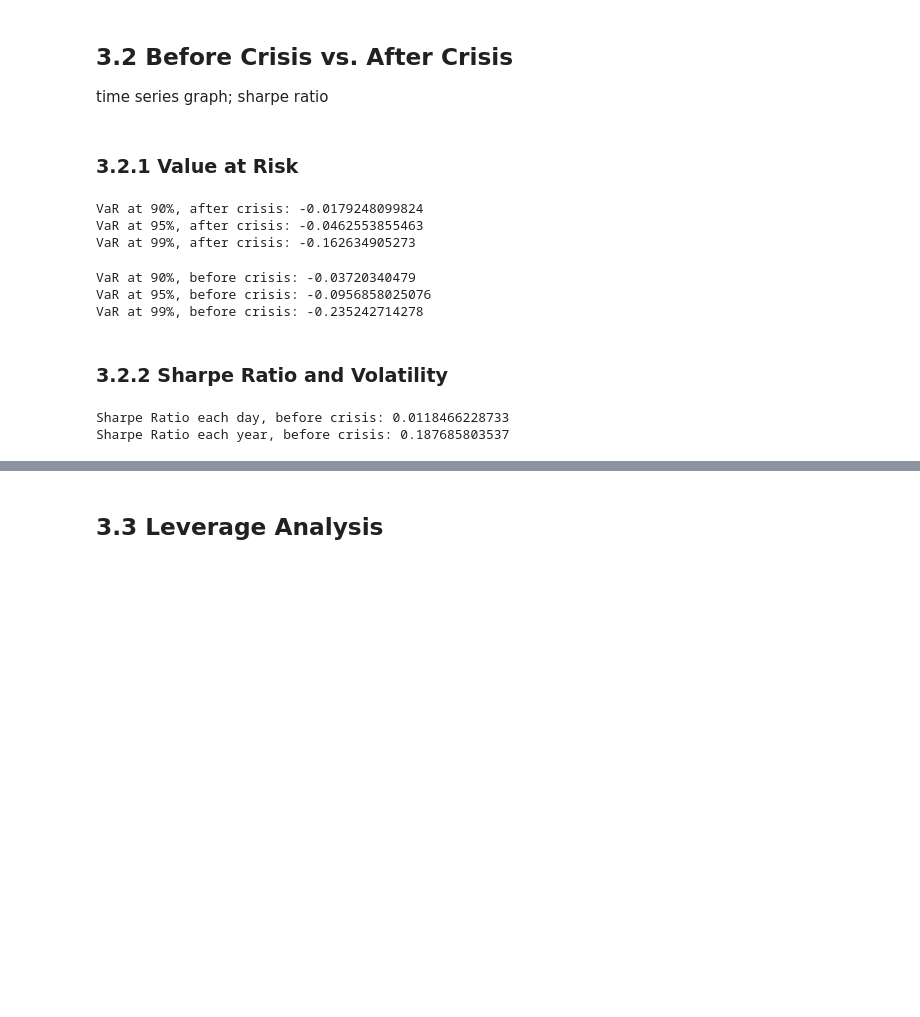
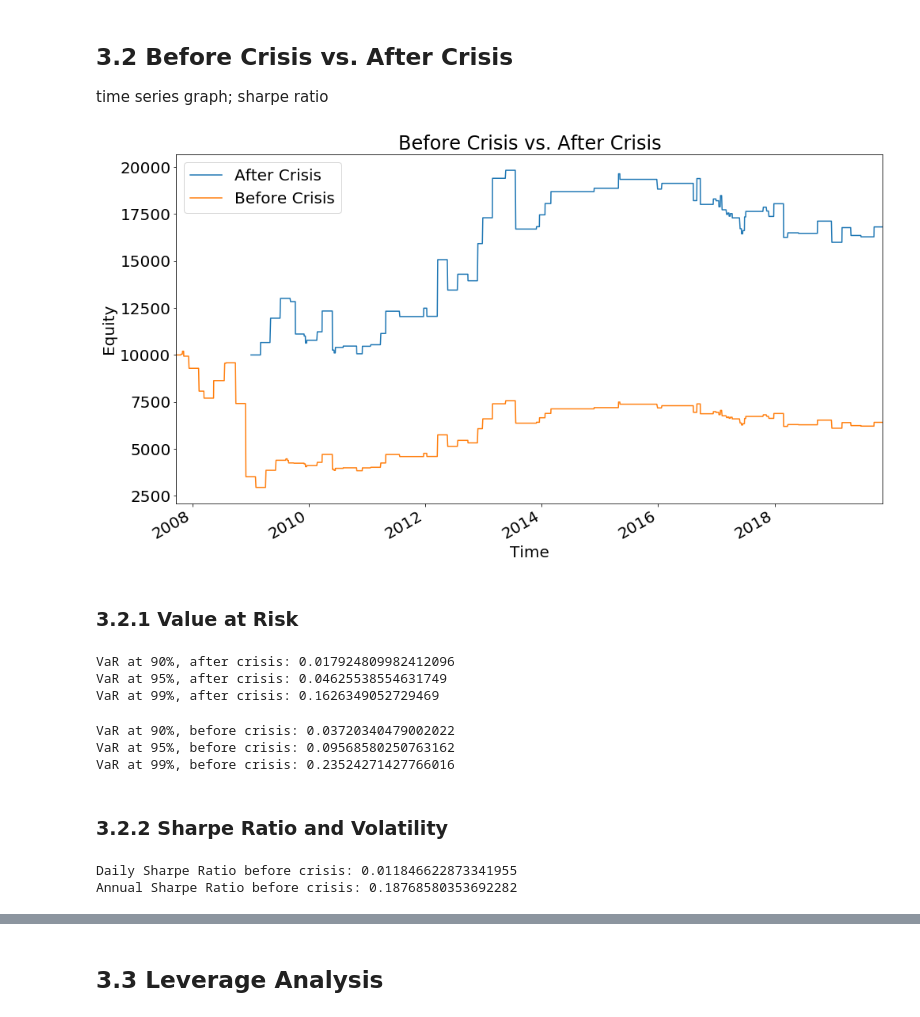
Before and after one commit to Zhehao97/AlgorithmicTrading_final, a Jupyter notebook: 2.Carry Trade Implementation.ipynb, the cells around one changed output, grey strips where cells are left out. Drawn from its saved outputs; the diff is of its cells as text; code cells hidden in the pictures; blank space fills up the shorter version.

Commit message:
bug fixed on return calculation V2

```diff
--- a/2.Carry Trade Implementation.ipynb
+++ b/2.Carry Trade Implementation.ipynb
@@ -201,42 +202,42 @@ Volatility, after crisis: 0.315506671238
 ## 3.2 Before Crisis vs. After Crisis
 time series graph;  sharpe ratio
 # %%
-results_09['Equity'].plot(label='After Crisis')
-results_07['Equity'].plot(label='Before Crisis')
+results_post_crisis['Equity'].plot(label='After Crisis')
+results_pre_crisis['Equity'].plot(label='Before Crisis')
 plt.legend()
 plt.xlabel('Time')
 plt.ylabel('Equity')
 plt.title('Before Crisis vs. After Crisis')
 plt.savefig('Results/Real_Return_before&post_crisis.jpg')
+# %% [output]
+[figure, added]
 # %% [markdown]
 ### 3.2.1 Value at Risk
 # %%
-return_09 = results_09['Unreal_Return'].sort_values()
-print('VaR at 90%, after crisis:', return_09.quantile(0.1))
-print('VaR at 95%, after crisis:', return_09.quantile(0.05))
-print('VaR at 99%, after crisis:', return_09.quantile(0.01))
-#return_09
+return_post_crisis = results_post_crisis['Unreal_Return'].sort_values()
+print('VaR at 90%, after crisis:', return_post_crisis.quantile(0.1)* -1)
+print('VaR at 95%, after crisis:', return_post_crisis.quantile(0.05)* -1)
+print('VaR at 99%, after crisis:', return_post_crisis.quantile(0.01)* -1)
 # %% [output]
-VaR at 90%, after crisis: -0.0179248099824
-VaR at 95%, after crisis: -0.0462553855463
-VaR at 99%, after crisis: -0.162634905273
+VaR at 90%, after crisis: 0.017924809982412096
+VaR at 95%, after crisis: 0.04625538554631749
+VaR at 99%, after crisis: 0.1626349052729469
 # %%
-return_07 = results_07['Unreal_Return'].sort_values()
-print('VaR at 90%, before crisis:', return_07.quantile(0.1)*-1)
-print('VaR at 95%, before crisis:', return_07.quantile(0.05)*-1)
-print('VaR at 99%, before crisis:', return_07.quantile(0.01))*-1
-#return_09
+return_pre_crisis = results_pre_crisis['Unreal_Return'].sort_values()
+print('VaR at 90%, before crisis:', return_pre_crisis.quantile(0.1)* -1)
+print('VaR at 95%, before crisis:', return_pre_crisis.quantile(0.05)* -1)
+print('VaR at 99%, before crisis:', return_pre_crisis.quantile(0.01)* -1)
 # %% [output]
-VaR at 90%, before crisis: -0.03720340479
-VaR at 95%, before crisis: -0.0956858025076
-VaR at 99%, before crisis: -0.235242714278
+VaR at 90%, before crisis: 0.03720340479002022
+VaR at 95%, before crisis: 0.09568580250763162
+VaR at 99%, before crisis: 0.23524271427766016
 # %% [markdown]
 ### 3.2.2 Sharpe Ratio and Volatility
 # %%
-sharpe_07 =  results_07['Unreal_Return'].mean()/results_07['Unreal_Return'].std()
-print('Daily Sharpe Ratio before crisis:', sharpe_07)
-print('Annual Sharpe Ratio before crisis:', sharpe_07 * np.sqrt(251))
+sharpe_pre_crisis =  results_pre_crisis['Unreal_Return'].mean()/results_pre_crisis['Unreal_Return'].std()
+print('Daily Sharpe Ratio before crisis:', sharpe_pre_crisis)
+print('Annual Sharpe Ratio before crisis:', sharpe_pre_crisis * np.sqrt(251))
 # %% [output]
-Sharpe Ratio each day, before crisis: 0.0118466228733
-Sharpe Ratio each year, before crisis: 0.187685803537
+Daily Sharpe Ratio before crisis: 0.011846622873341955
+Annual Sharpe Ratio before crisis: 0.18768580353692282
 # %%
```
Also changed, not shown: parts of 16 cells of this notebook, 1 other file.
